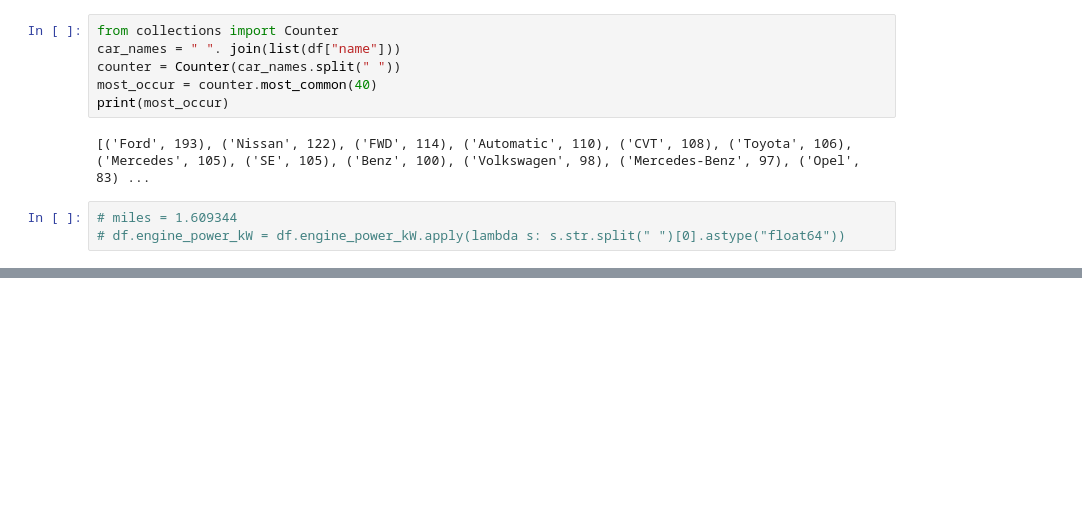
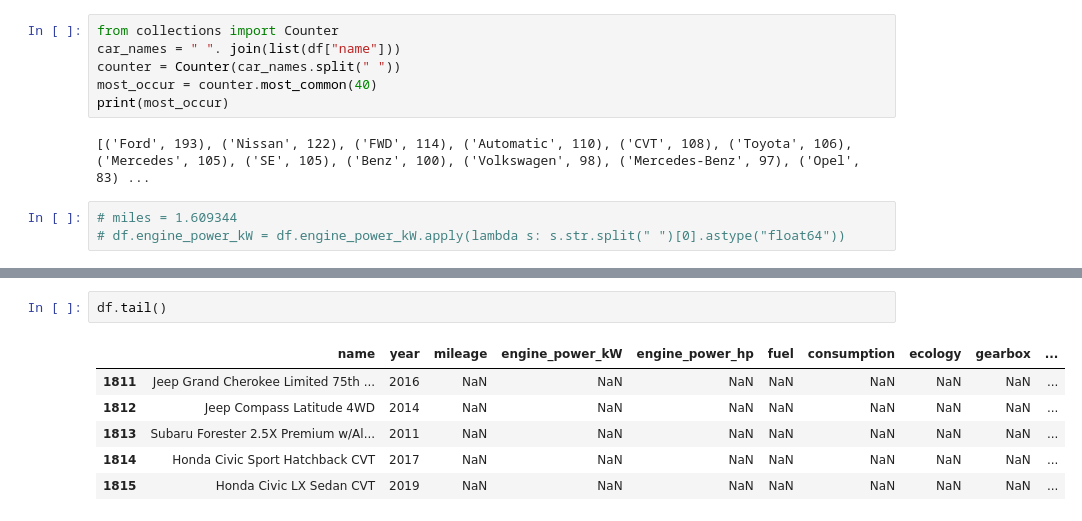
Before and after one commit to tableClothed/cars-price-comparision, a Jupyter notebook: analyze_data.ipynb, the cells around one changed output, grey strips where cells are left out. Cells and saved outputs as stored; diff of their text form; blank space fills up the shorter version.

```diff
--- a/analyze_data.ipynb
+++ b/analyze_data.ipynb
@@ -84,0 +95,9 @@ Name: mileage, Length: 1816, dtype: object
+# %%
+df.tail()
+# %% [output]
+|  | name | year | mileage | engine_power_kW | engine_power_hp | fuel | consumption | ecology | gearbox | ... |
+| 1811 | Jeep Grand Cherokee Limited 75th ... | 2016 | NaN | NaN | NaN | NaN | NaN | NaN | NaN | ... |
+| 1812 | Jeep Compass Latitude 4WD | 2014 | NaN | NaN | NaN | NaN | NaN | NaN | NaN | ... |
+| 1813 | Subaru Forester 2.5X Premium w/Al... | 2011 | NaN | NaN | NaN | NaN | NaN | NaN | NaN | ... |
+| 1814 | Honda Civic Sport Hatchback CVT | 2017 | NaN | NaN | NaN | NaN | NaN | NaN | NaN | ... |
+| 1815 | Honda Civic LX Sedan CVT | 2019 | NaN | NaN | NaN | NaN | NaN | NaN | NaN | ... |
```
Also changed, not shown: parts of 5 cells of this notebook.
